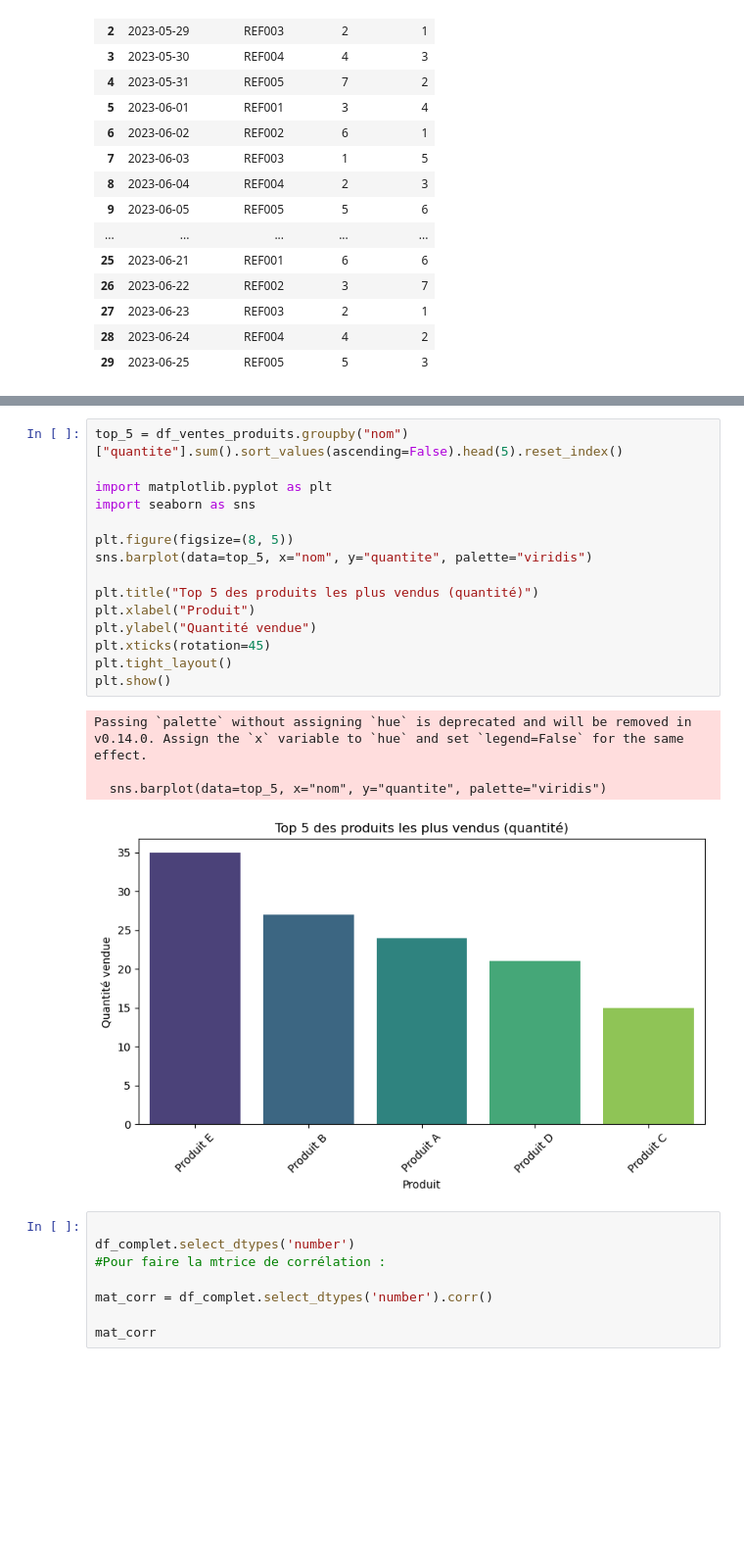
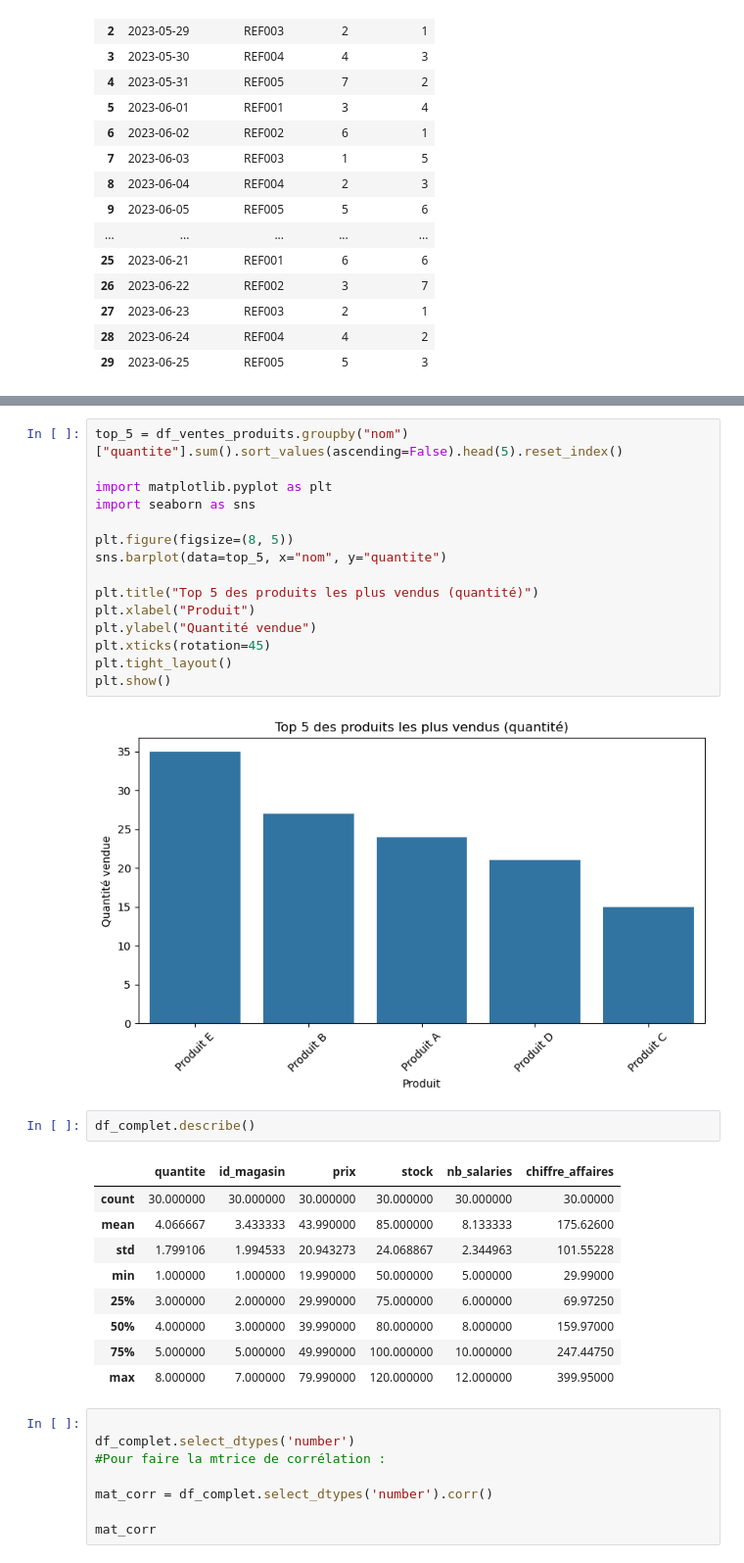
Before and after one commit to Anissa83/analyse-ventes-pme, a Jupyter notebook: PME_sql_pipeline.ipynb, the cells around one changed output, grey strips where cells are left out. Shown: that part at 98% size. Drawn from its saved outputs; the diff is of its cells as text; blank space fills up the shorter version.

```diff
--- a/PME_sql_pipeline.ipynb
+++ b/PME_sql_pipeline.ipynb
@@ -274,7 +262,7 @@ import matplotlib.pyplot as plt
 import seaborn as sns
 
 plt.figure(figsize=(8, 5))
-sns.barplot(data=top_5, x="nom", y="quantite", palette="viridis")
+sns.barplot(data=top_5, x="nom", y="quantite")
 
 plt.title("Top 5 des produits les plus vendus (quantité)")
 plt.xlabel("Produit")
@@ -283,10 +271,19 @@ plt.xticks(rotation=45)
 plt.tight_layout()
 plt.show()
 # %% [output]
-Passing `palette` without assigning `hue` is deprecated and will be removed in v0.14.0. Assign the `x` variable to `hue` and set `legend=False` for the same effect.
-
-  sns.barplot(data=top_5, x="nom", y="quantite", palette="viridis")
-[figure, old version]
+[figure, new version]
+# %%
+df_complet.describe()
+# %% [output]
+|  | quantite | id_magasin | prix | stock | nb_salaries | chiffre_affaires |
+| count | 30.000000 | 30.000000 | 30.000000 | 30.000000 | 30.000000 | 30.00000 |
+| mean | 4.066667 | 3.433333 | 43.990000 | 85.000000 | 8.133333 | 175.62600 |
+| std | 1.799106 | 1.994533 | 20.943273 | 24.068867 | 2.344963 | 101.55228 |
+| min | 1.000000 | 1.000000 | 19.990000 | 50.000000 | 5.000000 | 29.99000 |
+| 25% | 3.000000 | 2.000000 | 29.990000 | 75.000000 | 6.000000 | 69.97250 |
+| 50% | 4.000000 | 3.000000 | 39.990000 | 80.000000 | 8.000000 | 159.97000 |
+| 75% | 5.000000 | 5.000000 | 49.990000 | 100.000000 | 10.000000 | 247.44750 |
+| max | 8.000000 | 7.000000 | 79.990000 | 120.000000 | 12.000000 | 399.95000 |
 # %%
 
 df_complet.select_dtypes('number')
```
Also changed, not shown: parts of 11 cells of this notebook, 6 other files.
